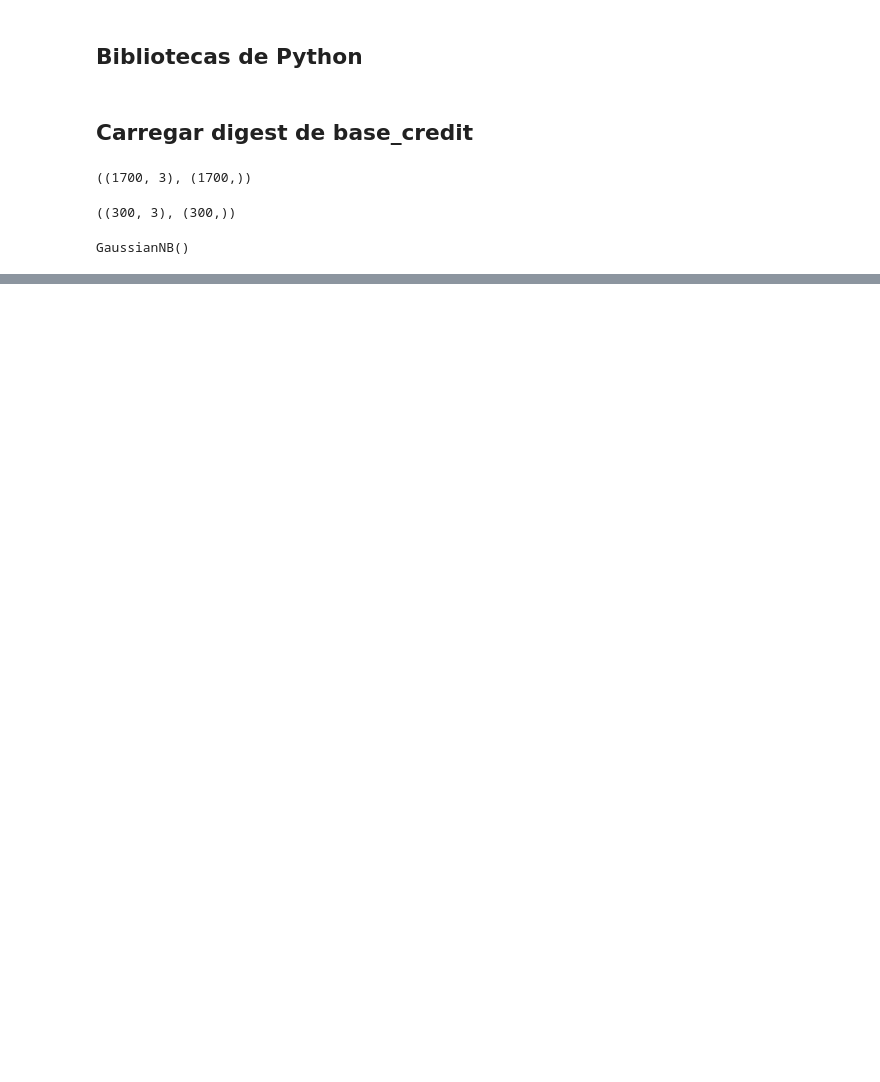
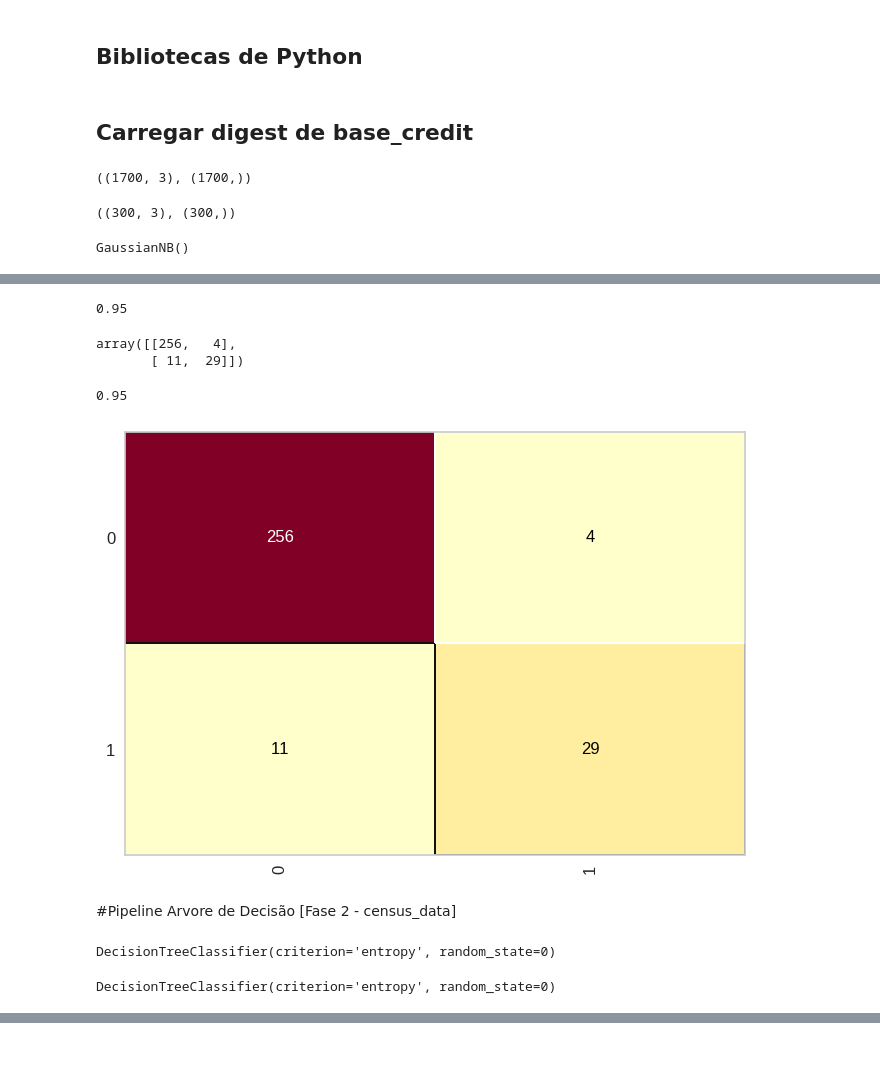
Before and after one commit to LuizGustavoReis/am-t4-s1a2026, a Jupyter notebook: MultiNeuralCredit0512.ipynb, the cells around one changed output, grey strips where cells are left out. Saved outputs shown, nothing was run; the diff lists cells and outputs as text; code cells hidden in the pictures; blank space fills up the shorter version.

```diff
--- a/MultiNeuralCredit0512.ipynb
+++ b/MultiNeuralCredit0512.ipynb
@@ -44,0 +83,9 @@ GaussianNB()
+# %%
+accuracy_score(Y_credit_teste, census_predict)
+# %% [output]
+0.95
+# %%
+confusion_matrix(Y_credit_teste, census_predict)
+# %% [output]
+array([[256,   4],
+       [ 11,  29]])
@@ -44,0 +94,10 @@ GaussianNB()
+# %%
+cm_census = ConfusionMatrix(naive_credit_data)
+cm_census.fit(X_credit_treinameto, Y_credit_treinamento)
+
+cm_census.score(X_credit_teste, Y_credit_teste)
+# %% [output]
+0.95
+[figure, added]
+# %% [markdown]
+#Pipeline Arvore de Decisão [Fase 2 - census_data]
@@ -44,0 +106,10 @@ GaussianNB()
+# %%
+arvore_credit_data = DecisionTreeClassifier(criterion='entropy', random_state=0)
+arvore_credit_data.fit(X_credit_treinameto, Y_credit_treinamento)
+# %% [output]
+DecisionTreeClassifier(criterion='entropy', random_state=0)
+# %%
+DecisionTreeClassifier(ccp_alpha=0.0, class_weight=None, criterion='entropy', max_depth=None, max_features = None, max_leaf_nodes=None, min_samples_leaf=1, min_samples_split=2, min_weight_fraction_leaf=0.0,
+                        random_state=0,splitter='best')
+# %% [output]
+DecisionTreeClassifier(criterion='entropy', random_state=0)
```
Also changed, not shown: parts of 15 cells of this notebook.
